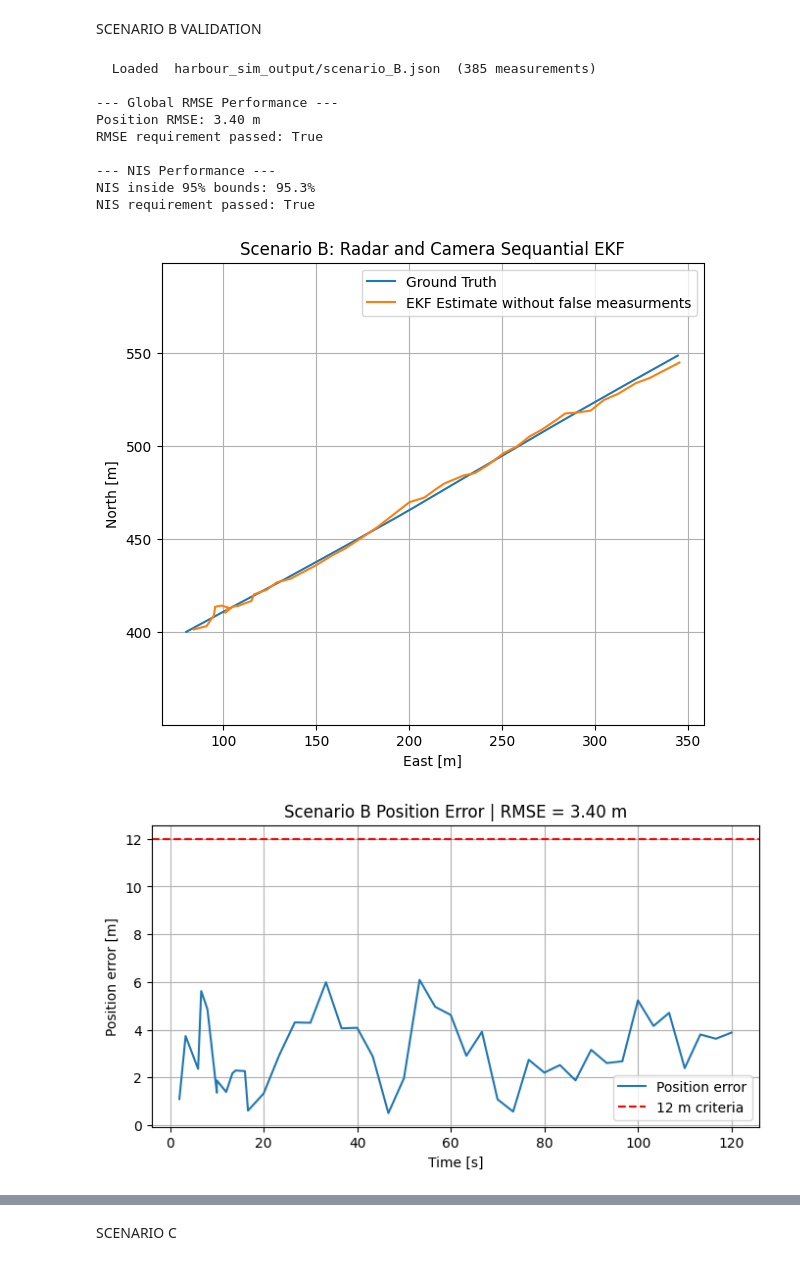
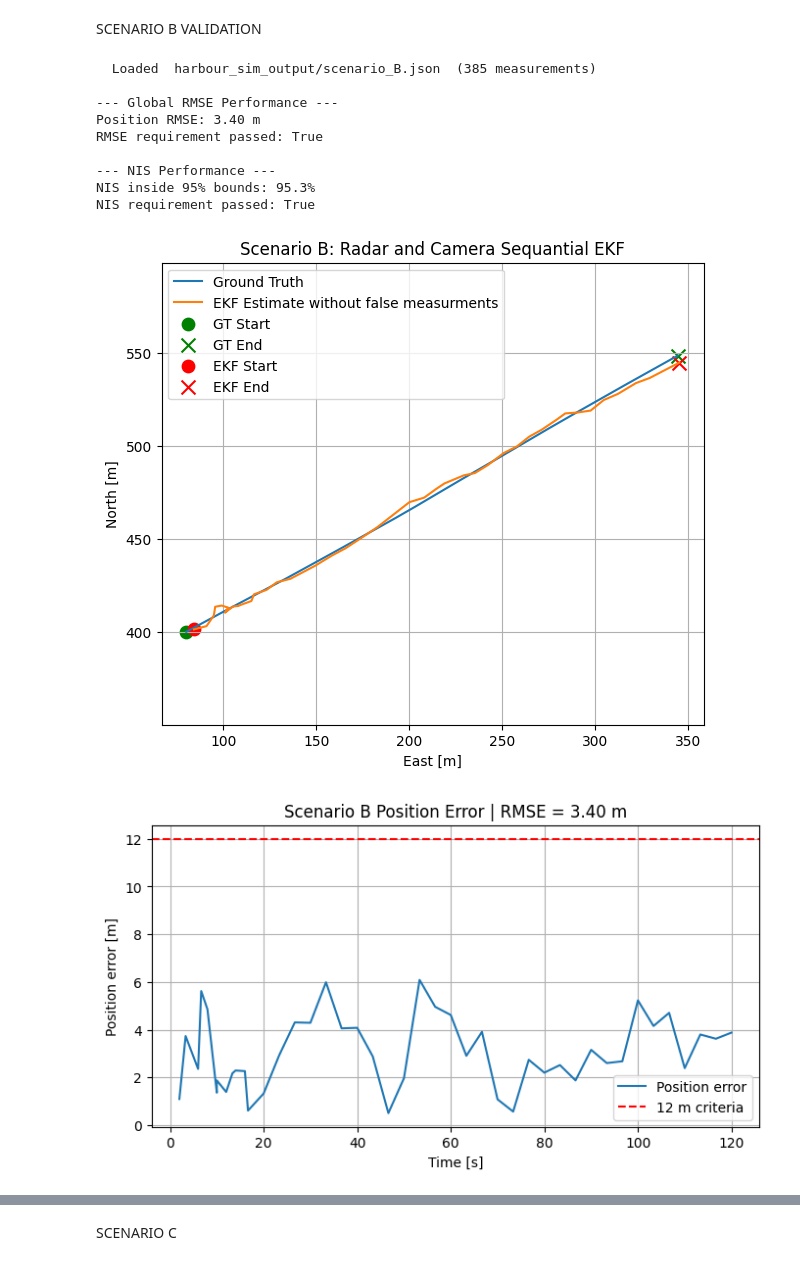
Before and after one commit to NikosLyk/34763_AMR, a Jupyter notebook: harbour_simulation.ipynb, the cells around one changed output, grey strips where cells are left out. Cells and saved outputs as stored; diff of their text form; code cells hidden in the pictures.

Commit message:
added start and end markers to the ekf trajectory plots

```diff
--- a/harbour_simulation.ipynb
+++ b/harbour_simulation.ipynb
@@ -2041,6 +2050,15 @@ plt.figure(figsize=(7,6))
 plt.plot(gt_states[:,1], gt_states[:,0], label="Ground Truth")
 plt.plot(state_estimates_arr[:,1], state_estimates_arr[:,0], label="EKF Estimate without false measurments")
 
+
+# --- Ground truth start/end ---
+plt.scatter(gt_states[0,1], gt_states[0,0], c='green', s=80, label="GT Start")
+plt.scatter(gt_states[-1,1], gt_states[-1,0], c='green', marker='x', s=100, label="GT End")
+
+# --- EKF start/end ---
+plt.scatter(state_estimates_arr[0,1], state_estimates_arr[0,0], c='red', s=80, label="EKF Start")
+plt.scatter(state_estimates_arr[-1,1], state_estimates_arr[-1,0], c='red', marker='x', s=100, label="EKF End")
+
 plt.xlabel("East [m]")
 plt.ylabel("North [m]")
 plt.title("Scenario B: Radar and Camera Sequantial EKF")
@@ -2054,34 +2072,34 @@ plt.figure(figsize=(8,4))
 plt.plot(times_arr, pos_error_norm, label="Position error")
 plt.axhline(12.0, color='r', linestyle="--", label="12 m criteria")
 plt.xlabel("Time [s]")
 plt.ylabel("Position error [m]")
 plt.title(f"Scenario B Position Error | RMSE = {position_rmse:.2f} m")
 plt.grid(True)
 plt.legend()
 plt.show()
 
 #NIS PLOT
 plt.figure(figsize=(8,4))
 plt.plot(times_arr, NIS_values_arr, label="NIS")
 plt.axhline(lower, color='r', linestyle="--", label="95% lower bound")
 plt.axhline(upper, color='r', linestyle="--", label="95% upper bound")
 plt.xlabel("Time [s]")
 plt.ylabel("NIS")
 plt.title(f"Scenario B Sequential Update NIS | {percent_inside:.1f}% inside 95% bounds")
 plt.grid(True)
 plt.legend()
 plt.show()
 # %% [output]
   Loaded  harbour_sim_output/scenario_B.json  (385 measurements)
 
 --- Global RMSE Performance ---
 Position RMSE: 3.40 m
 RMSE requirement passed: True
 
 --- NIS Performance ---
 NIS inside 95% bounds: 95.3%
 NIS requirement passed: True
-[figure, old version]
+[figure, new version]
 [figure]
 [figure]
 # %%
```
Also changed, not shown: parts of 3 cells of this notebook.
